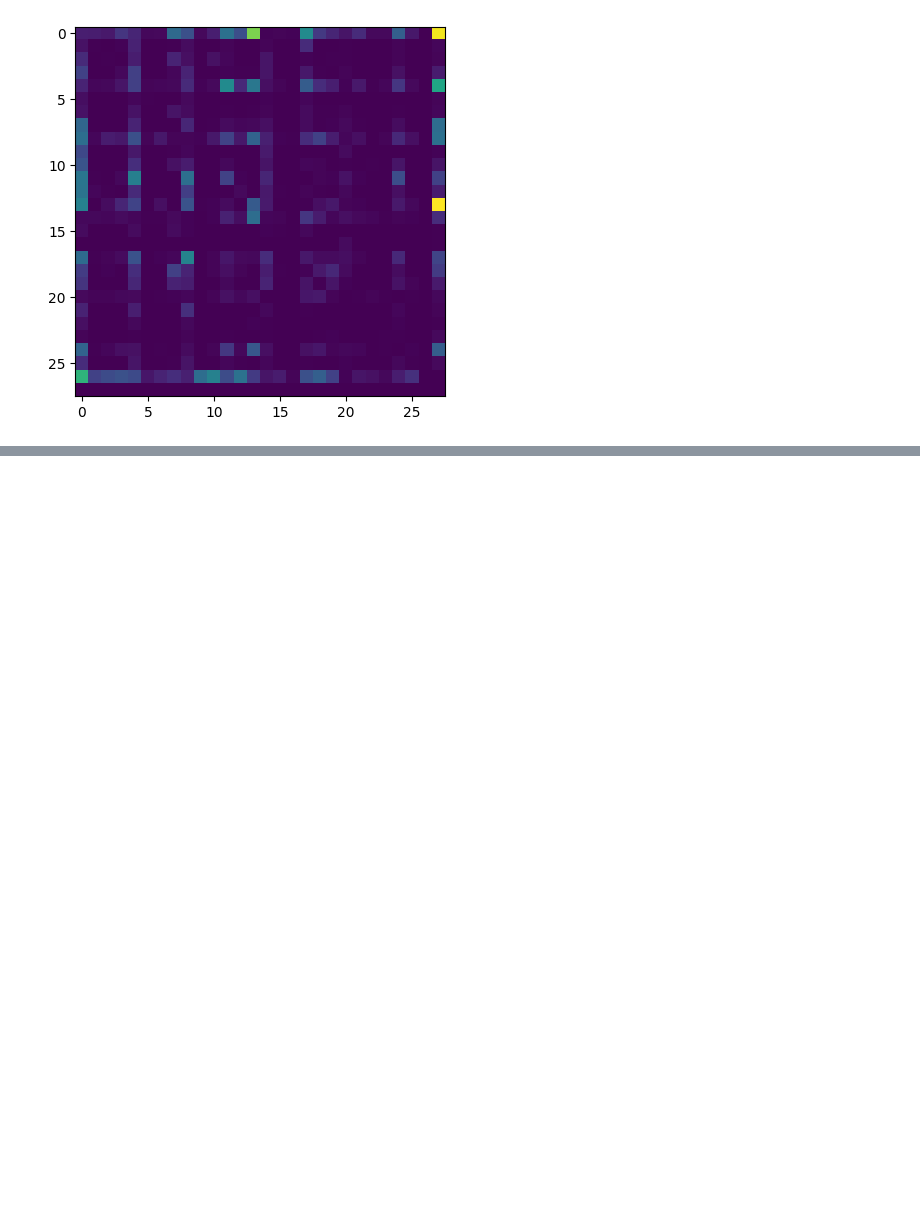
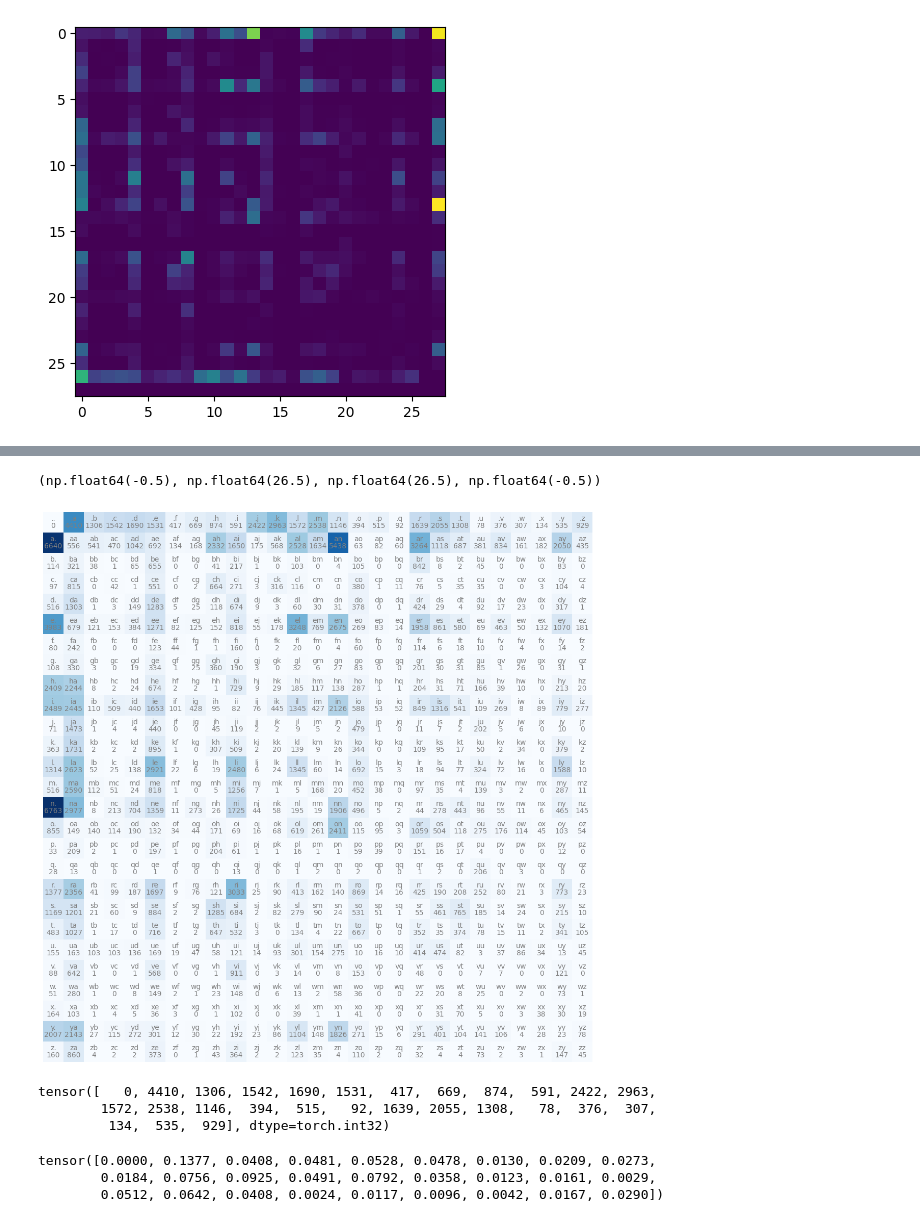
Before and after one commit to sergedevillez/Andrew-Karpathy-s-Playlist, a Jupyter notebook: 2. Build Makemore/build_makemore.ipynb, the cells around one changed output, grey strips where cells are left out. Cells and saved outputs as stored; diff of their text form; code cells hidden in the pictures; blank space fills up the shorter version.

```diff
--- a/2. Build Makemore/build_makemore.ipynb
+++ b/2. Build Makemore/build_makemore.ipynb
@@ -70,0 +87,49 @@ plt.imshow(N)
+# %%
+# we can see that some space is been wasted, the something+<S> column and the <E> + something row have only 0 because they will never exist. The reason we were using bracket are because there is a convention in natural language processing that bracket denote special tokens. But let's simplify this in our case.
+# build array
+N = torch.zeros((27,27), dtype=torch.int32)
+# build vocabs dictionary (ie bigrams/tokens list)
+chars = sorted(list(set(''.join(words))))
+# build "crypter"
+stoi = {s:i+1 for i, s in enumerate(chars)}
+# move special characters to the front (before in crypter move every "normal" characters by one place)
+stoi['.'] = 0
+# enter token occurance in token array
+for w in words:
+    chs = ['.'] + list(w) + ['.']
+    for ch1, ch2 in zip(chs, chs[1:]):
+        ix1 = stoi[ch1]
+        ix2 = stoi[ch2]
+        N[ix1, ix2] += 1
+# build "decripter"
+itos = {i:s for s, i in stoi.items()}
+# %%
+plt.figure(figsize=(14,14))
+plt.imshow(N, cmap='Blues')
+for i in range(27):
+    for j in range(27):
+        chstr = itos[i] + itos[j]
+        plt.text(j, i, chstr, ha="center", va="bottom", color="gray")
+        plt.text(j, i, N[i, j].item(), ha="center", va="top", color="gray")
+plt.axis('off')
+# %% [output]
+(np.float64(-0.5), np.float64(26.5), np.float64(26.5), np.float64(-0.5))
+[figure, added]
+# %%
+# this give us a one dimension array of the first row (both are the same)
+N[0, :]
+N[0]
+# %% [output]
+tensor([   0, 4410, 1306, 1542, 1690, 1531,  417,  669,  874,  591, 2422, 2963,
+        1572, 2538, 1146,  394,  515,   92, 1639, 2055, 1308,   78,  376,  307,
+         134,  535,  929], dtype=torch.int32)
+# %%
+# let's create a probability vector. First we transform the array of integer into float. Why float ? because we want to normalize their count.
+p = N[0].float()
+# then we divide by its sum to get the probability
+p = p / p.sum()
+p
+# %% [output]
+tensor([0.0000, 0.1377, 0.0408, 0.0481, 0.0528, 0.0478, 0.0130, 0.0209, 0.0273,
+        0.0184, 0.0756, 0.0925, 0.0491, 0.0792, 0.0358, 0.0123, 0.0161, 0.0029,
+        0.0512, 0.0642, 0.0408, 0.0024, 0.0117, 0.0096, 0.0042, 0.0167, 0.0290])
```
Also changed, not shown: parts of 9 cells of this notebook, 3 other files.
